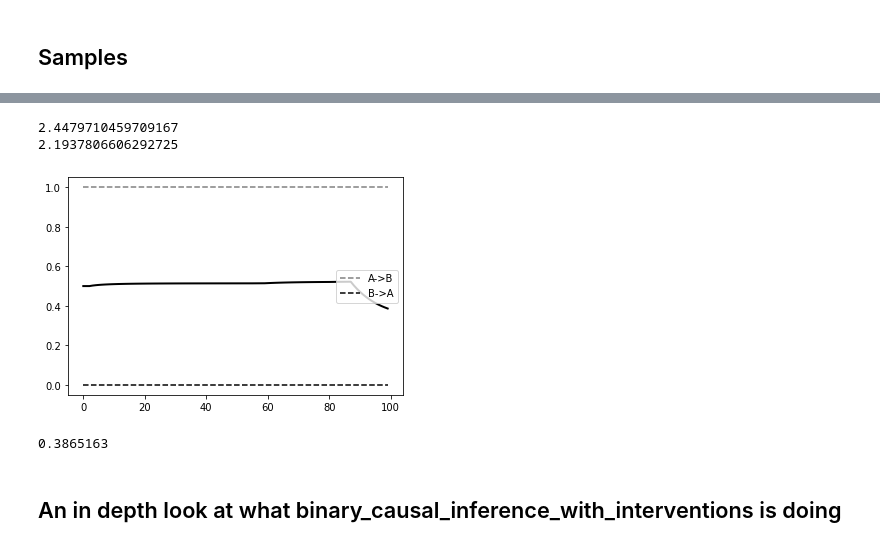
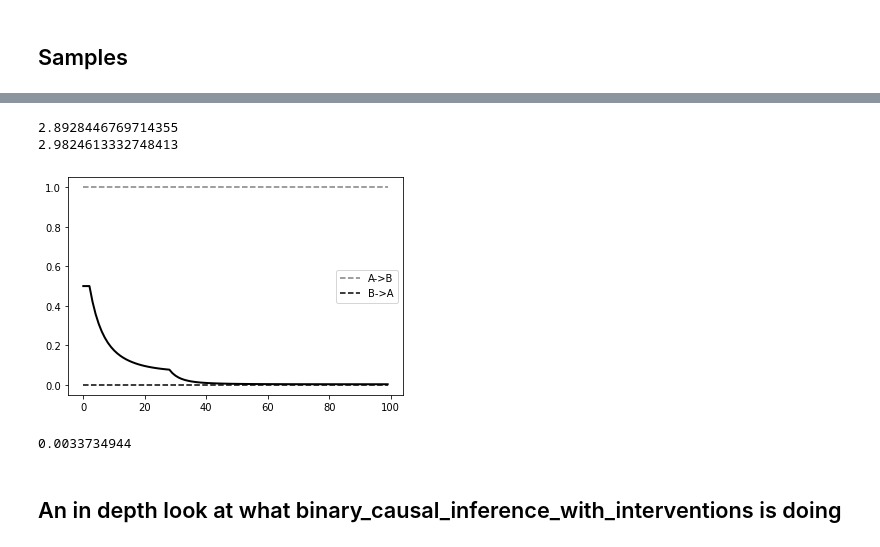
Before and after one commit to goncalorafaria/PyCausal, a Jupyter notebook: examples/causal_inference.ipynb, the cells around one changed output, grey strips where cells are left out. Drawn from its saved outputs; the diff is of its cells as text; code cells hidden in the pictures.

```diff
--- a/examples/causal_inference.ipynb
+++ b/examples/causal_inference.ipynb
@@ -33,18 +32,16 @@ base.draw()
 ## Defining the interventions (covariance shift)
 # %%
 interv = SCM("Interventional Source Model")
-iX = HiddenVariable("iX", stats.uniform(-2,5))
+iX = HiddenVariable("iX", stats.norm(0,1))
 P = placeholder("P")
 
 X = P + iX << "X"
 
 y2 = sin(X) * X*(-2)
 
-Ny = HiddenVariable("Ny",stats.norm(0,0.5))
+Ny = HiddenVariable("Ny",stats.norm(0,1))
 
 Y = y2 + Ny << "Y"
 
-Perturbation = HiddenVariable("Perturbation", stats.uniform(1,2))
+Perturbation = HiddenVariable("Perturbation", stats.uniform(1,3))
 transfer = interv.intervene({P: Perturbation})
-
-transfer.draw()
@@ -84,11 +97,11 @@ plt.show()
 # %%
 binary_causal_inference_with_interventions(
-        base, transfer, "X", "Y", epochs=500, steps=15,
-        episodes=100, lr=1e-2, metalr=1e-1, finetune=20)
+        base, transfer, "X", "Y", epochs=250, steps=15,
+        episodes=100, lr=1e-2, metalr=0.5, finetune=30)
 # %% [output]
-2.4479710459709167
-2.1937806606292725
+2.8928446769714355
+2.9824613332748413
-[figure, old version]
+[figure, new version]
-0.3865163
+0.0033734944
 # %% [markdown]
 ## An in depth look at what binary_causal_inference_with_interventions is doing
```
Also changed, not shown: parts of 18 cells of this notebook, 2 other files.
